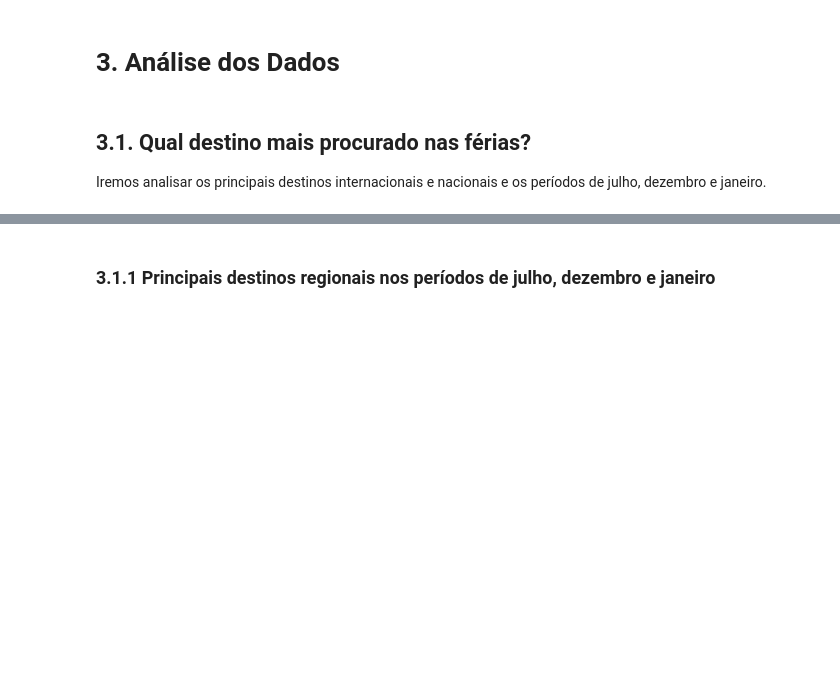
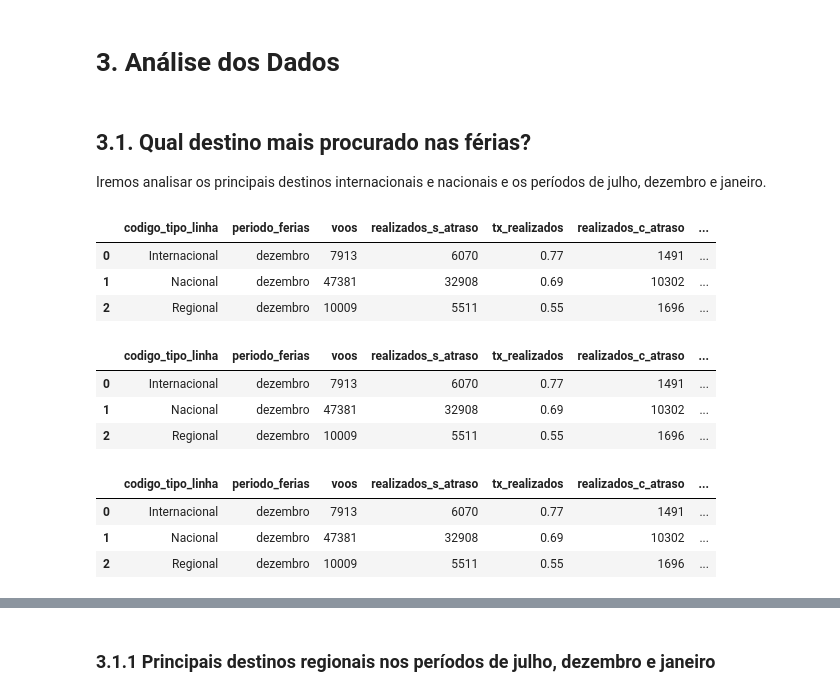
Before and after one commit to rderoncio/a3_bigdata_analisedados, a Jupyter notebook: A3/anac_análise_exploratória.ipynb, the cells around one changed output, grey strips where cells are left out. Drawn from its saved outputs; the diff is of its cells as text; code cells hidden in the pictures; blank space fills up the shorter version.

```diff
--- a/A3/anac_análise_exploratória.ipynb
+++ b/A3/anac_análise_exploratória.ipynb
@@ -272,18 +290,36 @@ pd.DataFrame(data=values, columns=columns).style.set_table_styles([
 Iremos analisar os principais destinos internacionais e nacionais e os períodos de julho, dezembro e janeiro.
 # %%
 #Dataframe
-voos_ferias_agg = AnacVoos.get_voos_ferias_agg(
+voos_ferias_agg = AnacVoos.get_voos_ferias_geral(
     filtrar_periodo_ferias = True,
     percentuais = [
         ['tx_realizados', 'realizados_s_atraso'],
         ['tx_atrasos', 'realizados_c_atraso'],
         ['tx_cancelados', 'cancelados']],
     round = 2,
     cols_groupby=['codigo_tipo_linha', 'periodo_ferias'],
     )
 
+voos_ferias_agg = voos_ferias_agg.reindex(
+    columns=['codigo_tipo_linha', 'periodo_ferias', 'voos', 'realizados_s_atraso', 'tx_realizados', 'realizados_c_atraso', 'tx_atrasos', 'cancelados', 'tx_cancelados']
+    ).query("periodo_ferias == @periodo").reset_index(drop=True)
+
 for periodo in AnacVoos.periodo_ferias:
-    display(voos_ferias_agg.query("periodo_ferias == @periodo").reset_index(drop=True) )
+    display(voos_ferias_agg)
+    print()
+# %% [output]
+|  | codigo_tipo_linha | periodo_ferias | voos | realizados_s_atraso | tx_realizados | realizados_c_atraso | ... |
+| 0 | Internacional | dezembro | 7913 | 6070 | 0.77 | 1491 | ... |
+| 1 | Nacional | dezembro | 47381 | 32908 | 0.69 | 10302 | ... |
+| 2 | Regional | dezembro | 10009 | 5511 | 0.55 | 1696 | ... |
+|  | codigo_tipo_linha | periodo_ferias | voos | realizados_s_atraso | tx_realizados | realizados_c_atraso | ... |
+| 0 | Internacional | dezembro | 7913 | 6070 | 0.77 | 1491 | ... |
+| 1 | Nacional | dezembro | 47381 | 32908 | 0.69 | 10302 | ... |
+| 2 | Regional | dezembro | 10009 | 5511 | 0.55 | 1696 | ... |
+|  | codigo_tipo_linha | periodo_ferias | voos | realizados_s_atraso | tx_realizados | realizados_c_atraso | ... |
+| 0 | Internacional | dezembro | 7913 | 6070 | 0.77 | 1491 | ... |
+| 1 | Nacional | dezembro | 47381 | 32908 | 0.69 | 10302 | ... |
+| 2 | Regional | dezembro | 10009 | 5511 | 0.55 | 1696 | ... |
 # %%
 # Plot
 Plot.periodo_ferias_geral(
```
Also changed, not shown: parts of 12 cells of this notebook, 1 other file.
